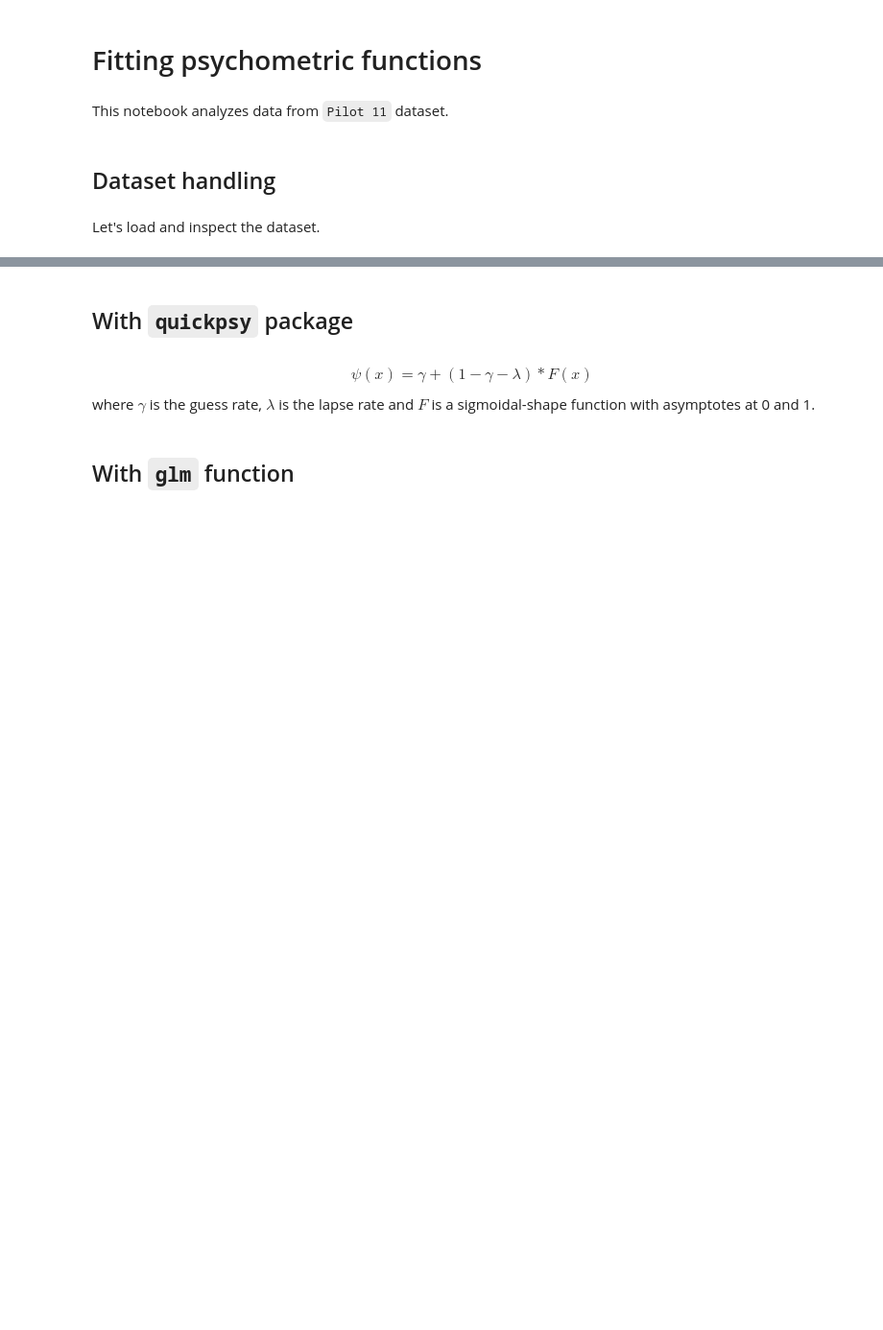
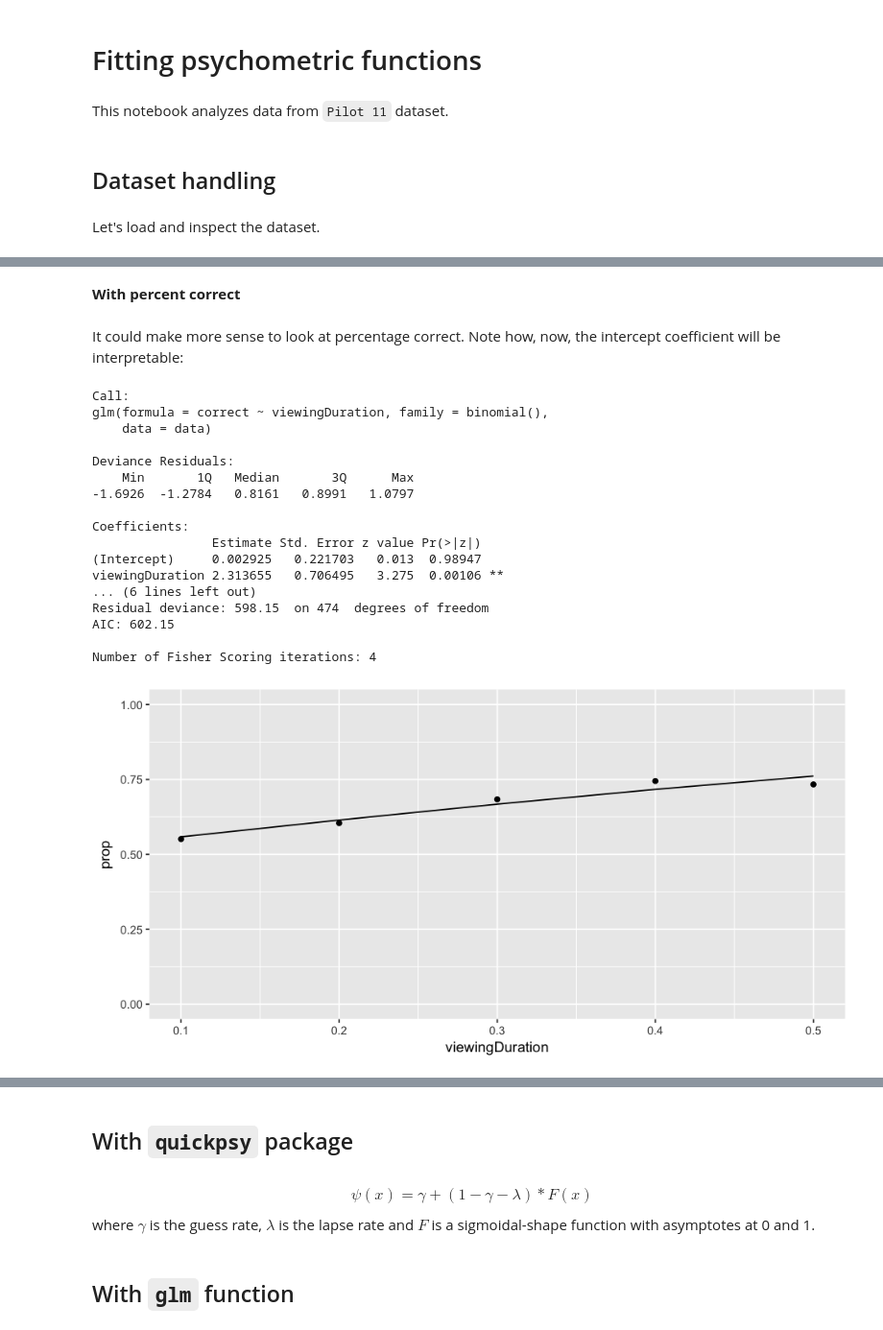
Before and after one commit to TheGoldLab/Analysis_SingleCP_DotsReversal, a Jupyter notebook: Jupyter/Pilot11/psychophysics.ipynb, the cells around one changed output, grey strips where cells are left out. Shown at 96% size. Drawn from its saved outputs; the diff is of its cells as text; code cells hidden in the pictures; blank space fills up the shorter version.

```diff
--- a/Jupyter/Pilot11/psychophysics.ipynb
+++ b/Jupyter/Pilot11/psychophysics.ipynb
@@ -95,0 +154,25 @@ fitted_curve <- data.table(x=x_1, y=fit_1_prop)
+# %% [markdown]
+**With percent correct**
+# %% [markdown]
+It could make more sense to look at percentage correct. Note how, now, the intercept coefficient will be interpretable:
+# %%
+fit_logistic_single_pred(data, correct, TRUE, viewingDuration)
+# %% [output]
+Call:
+glm(formula = correct ~ viewingDuration, family = binomial(),
+    data = data)
+
+Deviance Residuals:
+    Min       1Q   Median       3Q      Max
+-1.6926  -1.2784   0.8161   0.8991   1.0797
+
+Coefficients:
+                Estimate Std. Error z value Pr(>|z|)
+(Intercept)     0.002925   0.221703   0.013  0.98947
+viewingDuration 2.313655   0.706495   3.275  0.00106 **
+... (6 lines left out)
+Residual deviance: 598.15  on 474  degrees of freedom
+AIC: 602.15
+
+Number of Fisher Scoring iterations: 4
+[figure, added]
```
Also changed, not shown: parts of 41 cells of this notebook.
